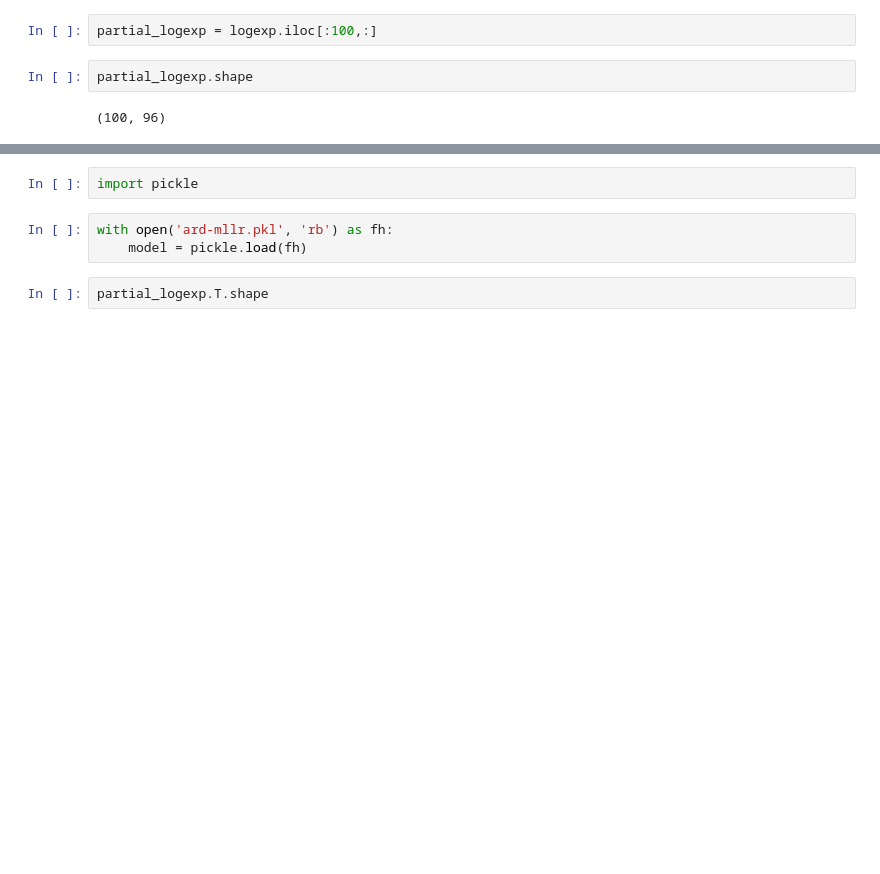
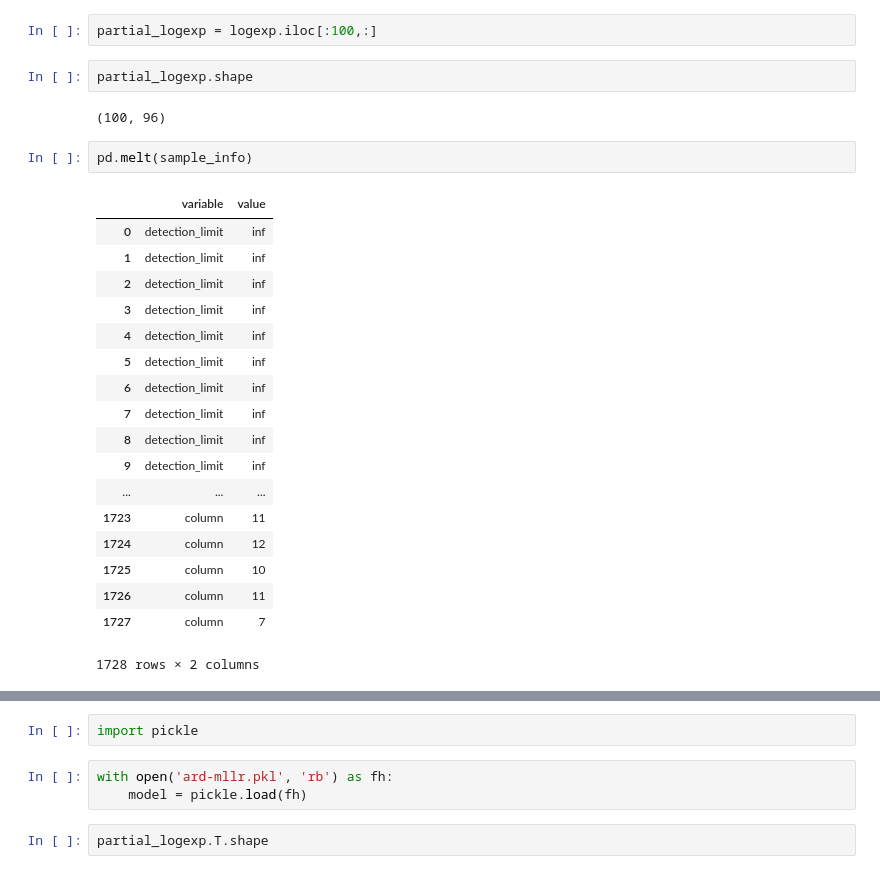
Before and after one commit to Teichlab/RCA, a Jupyter notebook: ARD-MLLR.ipynb, the cells around one changed output, grey strips where cells are left out. Drawn from its saved outputs; the diff is of its cells as text; blank space fills up the shorter version.

```diff
--- a/ARD-MLLR.ipynb
+++ b/ARD-MLLR.ipynb
@@ -41,3 +41,24 @@ partial_logexp = logexp.iloc[:100,:]
 partial_logexp.shape
 # %% [output]
 (100, 96)
+# %%
+pd.melt(sample_info)
+# %% [output]
+|  | variable | value |
+| 0 | detection_limit | inf |
+| 1 | detection_limit | inf |
+| 2 | detection_limit | inf |
+| 3 | detection_limit | inf |
+| 4 | detection_limit | inf |
+| 5 | detection_limit | inf |
+| 6 | detection_limit | inf |
+| 7 | detection_limit | inf |
+| 8 | detection_limit | inf |
+| 9 | detection_limit | inf |
+| ... | ... | ... |
+| 1723 | column | 11 |
+| 1724 | column | 12 |
+| 1725 | column | 10 |
+| 1726 | column | 11 |
+| 1727 | column | 7 |
+1728 rows × 2 columns
```
Also changed, not shown: parts of 26 cells of this notebook, 1 other file.
